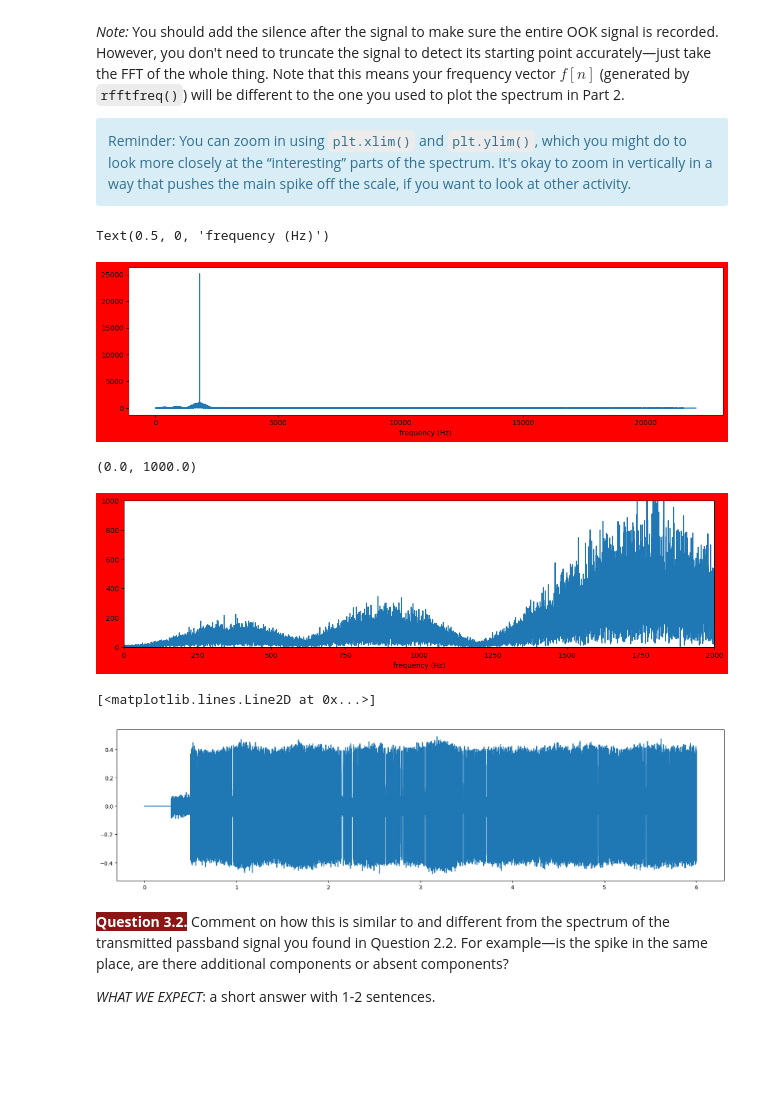
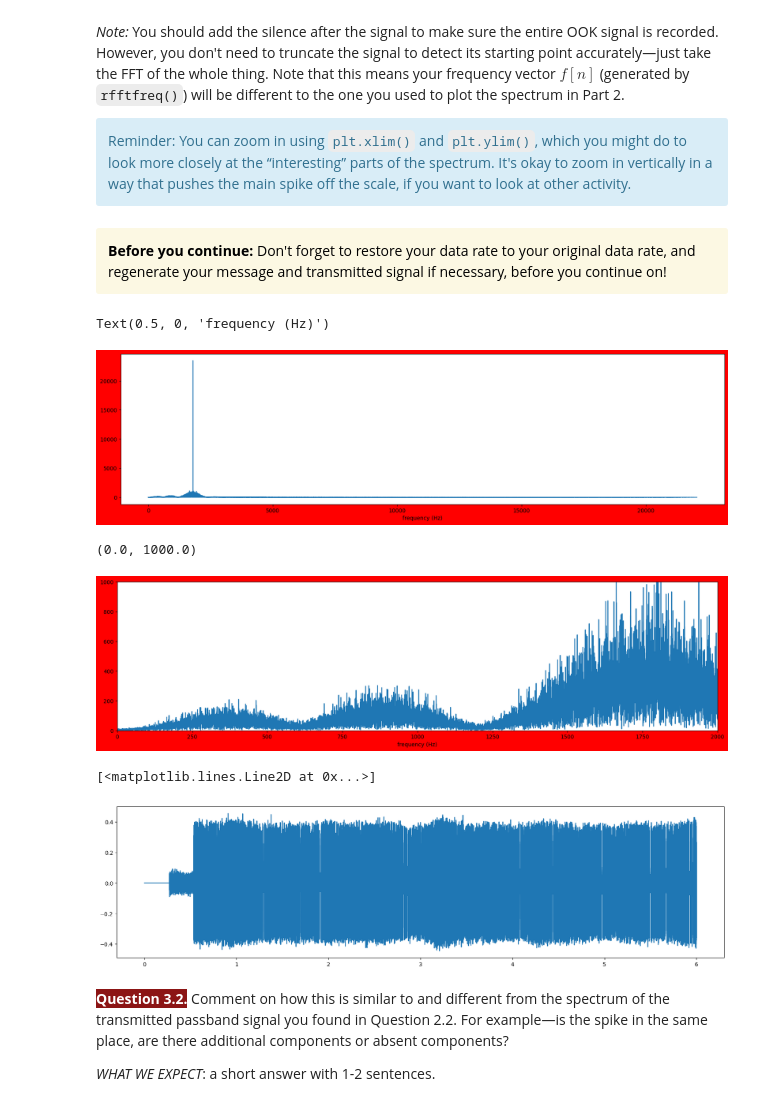
Before and after one commit to Kizjkre/engr76-2b-rewrite, a Jupyter notebook: project2b-solution.ipynb, the cells around one changed output. Saved outputs shown, nothing was run; the diff lists cells and outputs as text; code cells hidden in the pictures; blank space fills up the shorter version.

```diff
--- a/project2b-solution.ipynb
+++ b/project2b-solution.ipynb
@@ -327,7 +325,7 @@ k = len(message)
 t = np.arange(0, k * T, 1 / fs)
 baseband = message[np.floor(t / T).astype(int)]
 
-x = np.sin(2 * π * fc * t) * baseband
+x = np.sin(2 * np.pi * fc * t) * baseband
 
 f_fft = rfftfreq(x.size, 1 / fs)
 x_fft = rfft(x)
@@ -355,4 +351,6 @@ It's useful to understand the spectrum of the transmitted signal because it give
 _Note:_ You should add the silence after the signal to make sure the entire OOK signal is recorded. However, you don't need to truncate the signal to detect its starting point accurately—just take the FFT of the whole thing. Note that this means your frequency vector $f[n]$ (generated by `rfftfreq()`) will be different to the one you used to plot the spectrum in Part 2.
 
 <div class="alert alert-info">Reminder: You can zoom in using <code>plt.xlim()</code> and <code>plt.ylim()</code>, which you might do to look more closely at the “interesting” parts of the spectrum. It's okay to zoom in vertically in a way that pushes the main spike off the scale, if you want to look at other activity.</div>
+# %% [markdown]
+<div class="alert alert-warning" style="color: black;"><strong>Before you continue:</strong> Don't forget to restore your data rate to your original data rate, and regenerate your message and transmitted signal if necessary, before you continue on!</div>
 # %%
@@ -387,10 +388,14 @@ def generate_modulated_signal(message: np.ndarray, rate: float, fc: float) -> np
 # Spectrum of the received signal.
 # %%
 # solution code - delete before sending to students!
+# rate = 300
+# message = rng.integers(0, 2, 1800)
+# message = np.insert(message, 0, 1)  # always start the message with a 1
+# x = generate_modulated_signal(message, rate )
 x_extended = add_silence(x)
 y = channel0(x_extended)
 
-fig = plt.figure(figsize=(15, 3.75))
+fig = plt.figure()
 fig.patch.set_facecolor('red')
 fy_fft = rfftfreq(y.size, 1 / fs)
 y_fft = rfft(y)
@@ -398,27 +403,27 @@ plt.plot(fy_fft, np.abs(y_fft))
 plt.xlabel('frequency (Hz)')
 # %% [output]
 Text(0.5, 0, 'frequency (Hz)')
-[figure, old version]
+[figure, new version]
 # %%
 # solution code - delete before sending to students!
 
-fig = plt.figure(figsize=(15, 3.75))
+fig = plt.figure()
 fig.patch.set_facecolor('red')
 fy_fft = rfftfreq(y.size, 1 / fs)
 y_fft = rfft(y)
 plt.plot(fy_fft, np.abs(y_fft))
 plt.xlabel('frequency (Hz)')
 plt.xlim(0, 2000)
 plt.ylim(0, 1000)
 # %% [output]
 (0.0, 1000.0)
-[figure, old version]
+[figure, new version]
 # %%
 # solution code - delete before sending to students!
 plt.plot(t, y[:len(t)])
 # %% [output]
 [<matplotlib.lines.Line2D at 0x...>]
-[figure, old version]
+[figure, new version]
 # %% [markdown]
 <span style="background-color: #8C1515; font-weight: bold; color: white;">Question 3.2.</span> Comment on how this is similar to and different from the spectrum of the transmitted passband signal you found in Question 2.2. For example—is the spike in the same place, are there additional components or absent components?
 
```
Also changed, not shown: parts of 18 cells of this notebook.
